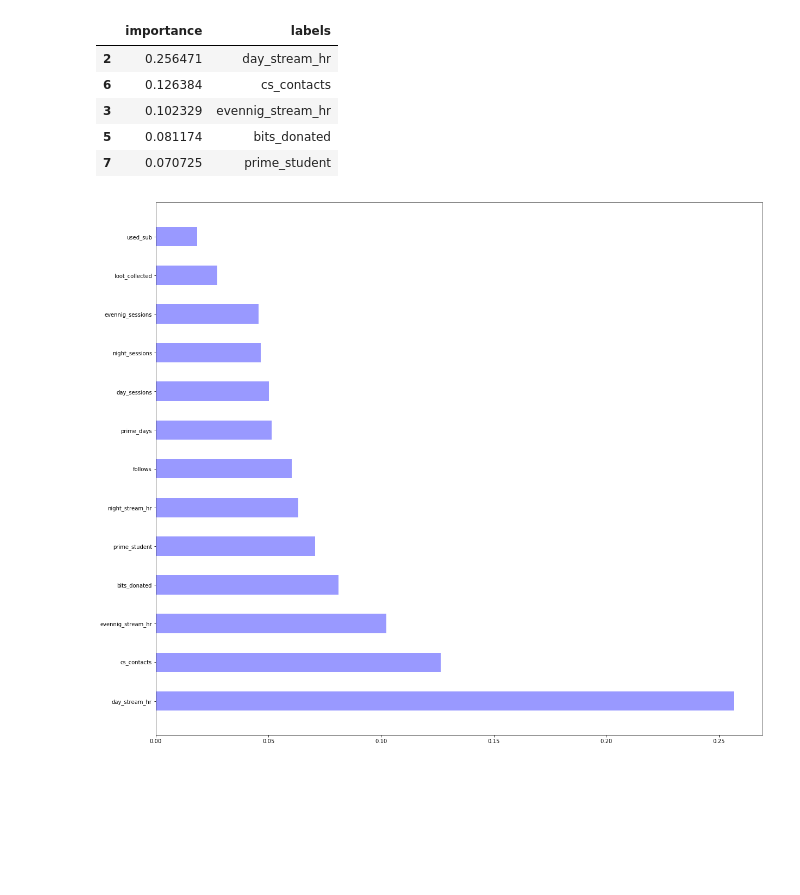
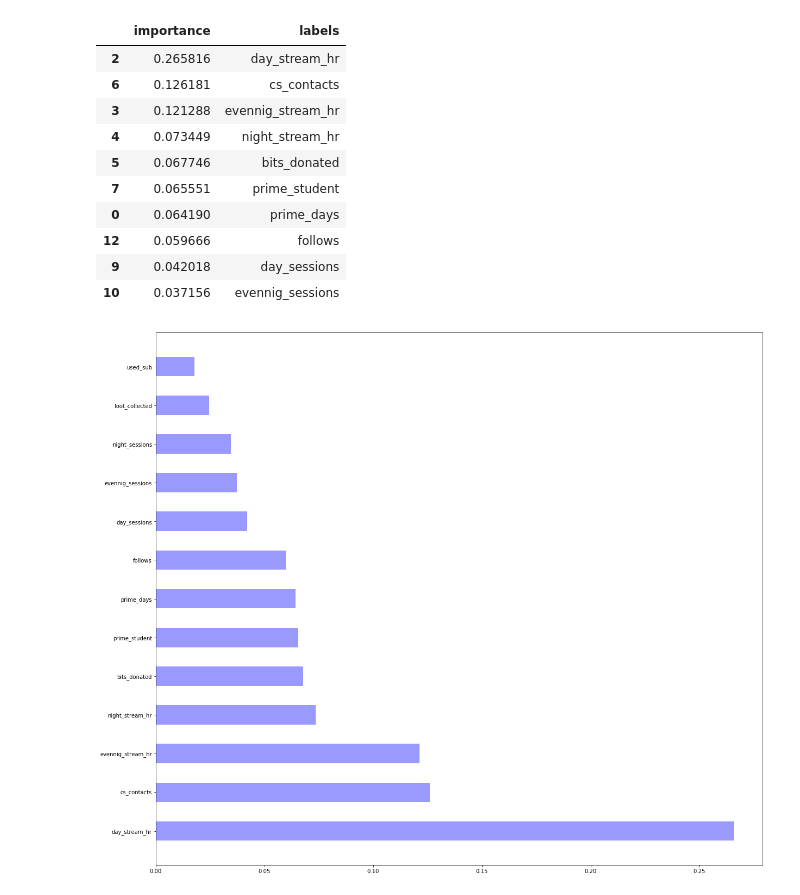
Before and after one commit to tsevereid/survival, a Jupyter notebook: rf_churn.ipynb, the cells around one changed output. Drawn from its saved outputs; the diff is of its cells as text; code cells hidden in the pictures; blank space fills up the shorter version.

```diff
--- a/rf_churn.ipynb
+++ b/rf_churn.ipynb
@@ -9,7 +9,7 @@ import matplotlib.pyplot as plt
 from IPython.display import display, HTML
 import numpy as np
 # %%
-df = pd.read_csv("churn_v2.csv")
+df = pd.read_csv("rf_churn.csv")
 display(df.head(5))
 # %% [output]
 |  | prime_days | loot_collected | day_stream_hr | evennig_stream_hr | night_stream_hr | bits_donated | ... |
@@ -95,22 +97,27 @@ plt.show()
 # %%
 fig = plt.figure(figsize=(20, 18))
 ax = fig.add_subplot(111)
 
 df_f = pd.DataFrame(clf.feature_importances_, columns=["importance"])
 df_f["labels"] = features
 df_f.sort_values("importance", inplace=True, ascending=False)
-display(df_f.head(5))
+display(df_f.head(10))
 
 index = np.arange(len(clf.feature_importances_))
 bar_width = 0.5
 rects = plt.barh(index , df_f["importance"], bar_width, alpha=0.4, color='b', label='Main')
 plt.yticks(index, df_f["labels"])
 plt.show()
 # %% [output]
 |  | importance | labels |
-| 2 | 0.256471 | day_stream_hr |
-| 6 | 0.126384 | cs_contacts |
-| 3 | 0.102329 | evennig_stream_hr |
-| 5 | 0.081174 | bits_donated |
-| 7 | 0.070725 | prime_student |
+| 2 | 0.265816 | day_stream_hr |
+| 6 | 0.126181 | cs_contacts |
+| 3 | 0.121288 | evennig_stream_hr |
+| 4 | 0.073449 | night_stream_hr |
+| 5 | 0.067746 | bits_donated |
+| 7 | 0.065551 | prime_student |
+| 0 | 0.064190 | prime_days |
+| 12 | 0.059666 | follows |
+| 9 | 0.042018 | day_sessions |
+| 10 | 0.037156 | evennig_sessions |
-[figure, old version]
+[figure, new version]
```
Also changed, not shown: parts of 4 cells of this notebook.
